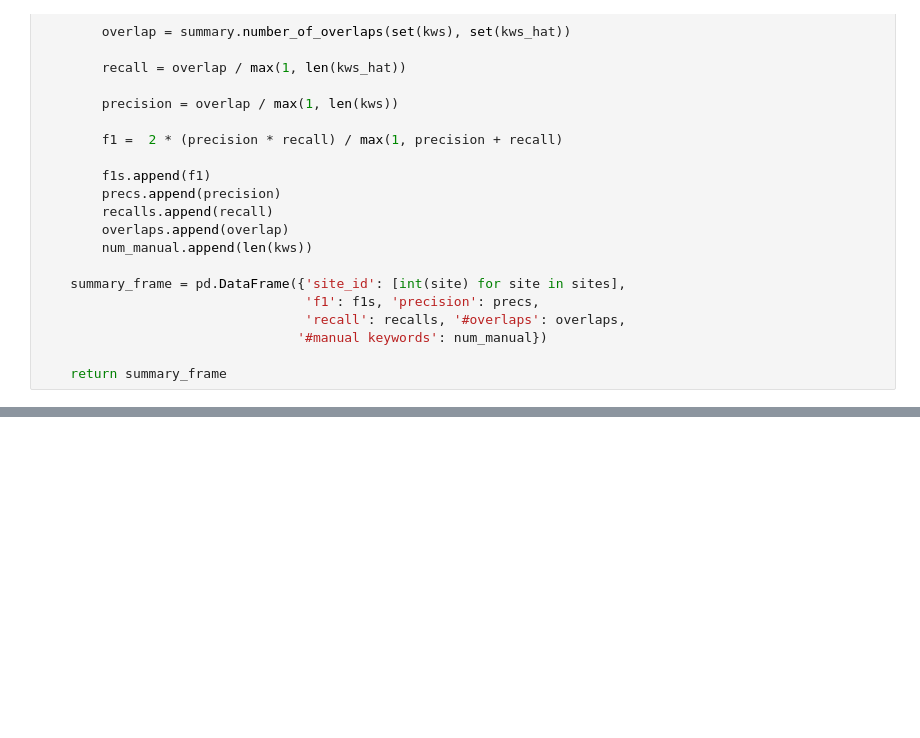
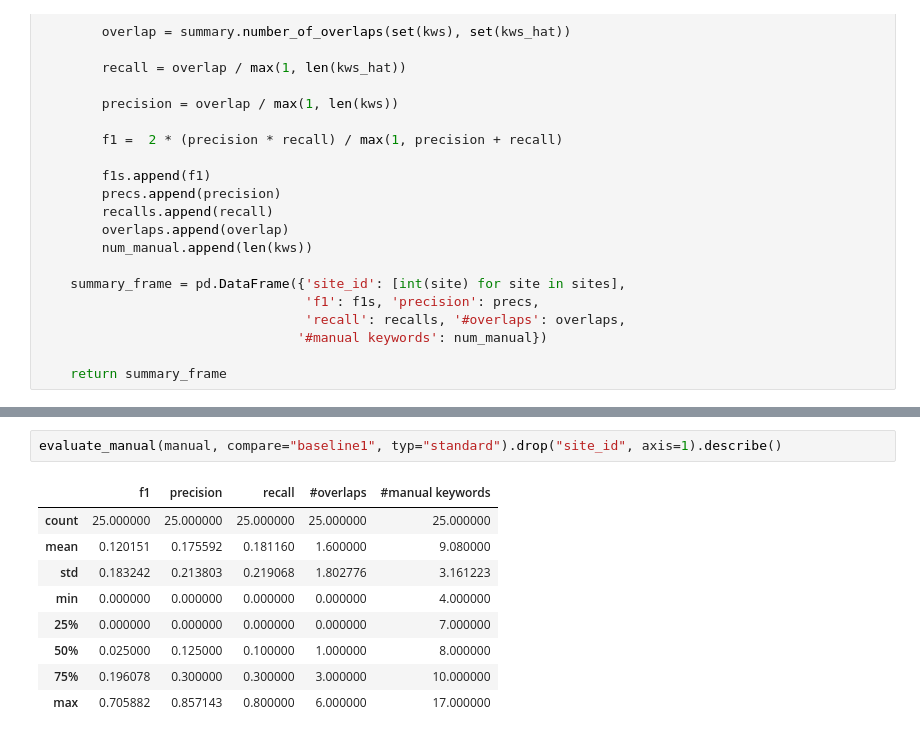
Before and after one commit to LukasEder1/CKE-Evaluation, a Jupyter notebook: CreateKeywordCollections.ipynb, the cells around one changed output, grey strips where cells are left out. Cells and saved outputs as stored; diff of their text form; blank space fills up the shorter version.

Commit message:
included other baselines

```diff
--- a/CreateKeywordCollections.ipynb
+++ b/CreateKeywordCollections.ipynb
@@ -462,3 +461,15 @@ manual_df.drop("site_id", axis=1).describe()
 | 50% | 0.555556 | 0.625000 | 0.500000 | 5.000000 | 8.000000 |
 | 75% | 0.666667 | 0.750000 | 0.600000 | 6.000000 | 10.000000 |
 | max | 0.823529 | 1.000000 | 0.727273 | 9.000000 | 17.000000 |
+# %%
+evaluate_manual(manual, compare="baseline1", typ="standard").drop("site_id", axis=1).describe()
+# %% [output]
+|  | f1 | precision | recall | #overlaps | #manual keywords |
+| count | 25.000000 | 25.000000 | 25.000000 | 25.000000 | 25.000000 |
+| mean | 0.120151 | 0.175592 | 0.181160 | 1.600000 | 9.080000 |
+| std | 0.183242 | 0.213803 | 0.219068 | 1.802776 | 3.161223 |
+| min | 0.000000 | 0.000000 | 0.000000 | 0.000000 | 4.000000 |
+| 25% | 0.000000 | 0.000000 | 0.000000 | 0.000000 | 7.000000 |
+| 50% | 0.025000 | 0.125000 | 0.100000 | 1.000000 | 8.000000 |
+| 75% | 0.196078 | 0.300000 | 0.300000 | 3.000000 | 10.000000 |
+| max | 0.705882 | 0.857143 | 0.800000 | 6.000000 | 17.000000 |
```
Also changed, not shown: parts of 4 cells of this notebook.
